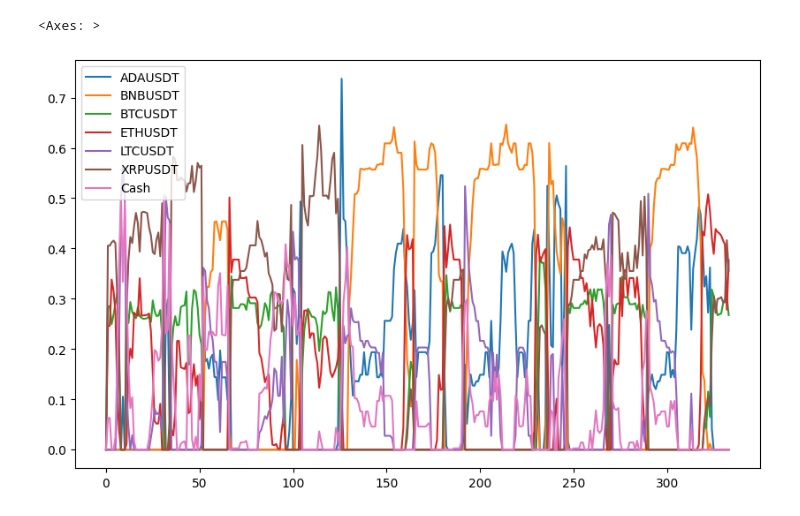
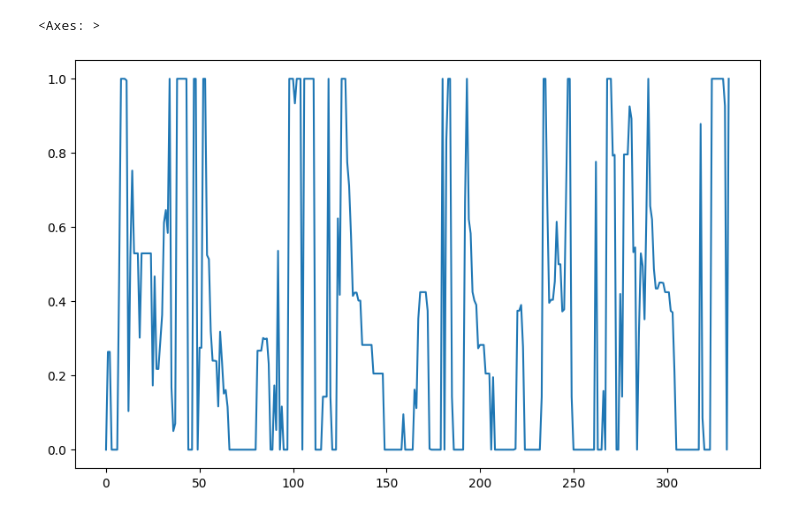
Before and after one commit to zanyev/desafio_quant_2023, a Jupyter notebook: testing.ipynb, the cells around one changed output. Saved outputs shown, nothing was run; the diff lists cells and outputs as text; code cells hidden in the pictures.

```diff
--- a/testing.ipynb
+++ b/testing.ipynb
@@ -28,7 +28,7 @@ def GetIndex(*args):
 file = './assets/United States 10-Year Bond Yield Historical Data.csv'
 close_price_free = pd.read_csv(file).Price
 risk_free_rate = close_price_free.mean()/100
-daily_risk_free = (1+risk_free_rate)**1/252
+daily_risk_free = (1+risk_free_rate)**(1/252) -1
 
 path_diario = './assets/1d/'
 ativos = os.listdir(path_diario)
@@ -59,9 +59,9 @@ df_fechamento,normalized_fech,macd,rsi,ewma_diff,ddd,mdd =  GetIndex(df_fechamen
 
 
 
-env = TradingEnv(df_fechamento,[normalized_fech,macd,rsi,ewma_diff,ddd,mdd],daily_risk_free,'s')
+env = TradingEnv(df_fechamento,[normalized_fech,macd,rsi,ewma_diff],daily_risk_free,'s')
 # %%
-model = PPO.load('./Training/Saved Models/trading_5.zip')
+model = PPO.load('./Training/Saved Models/trading_sharpe_2.zip')
 #model = PPO.load('./Training/Logs/best_model.zip')
 # %%
 stats = {
@@ -146,5 +123,5 @@ plt.legend()
 # %%
-portfolio_weights.plot(figsize=(10,6))
+portfolio_weights['Cash'].plot(figsize=(10,6))
 # %% [output]
 <Axes: >
-[figure, old version]
+[figure, new version]
```
Also changed, not shown: parts of 9 cells of this notebook, 10 other files.
